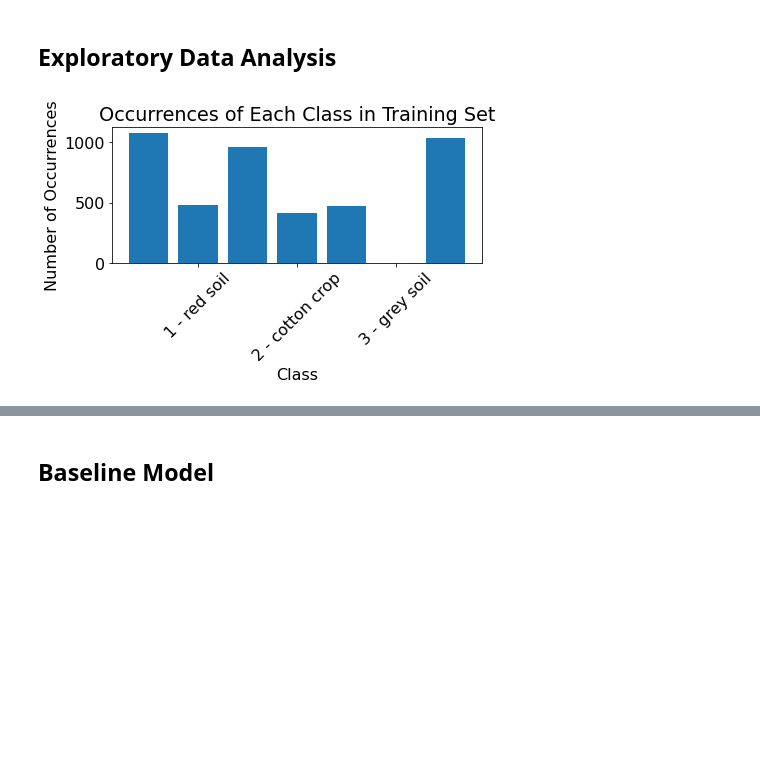
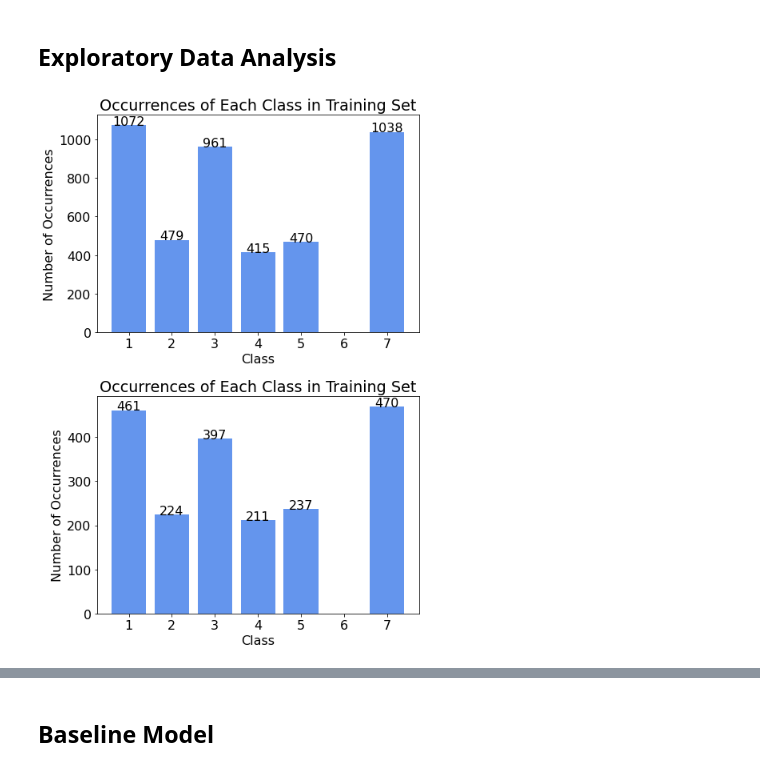
Before and after one commit to jstodd867/landsat-classification, a Jupyter notebook: Capstone_2_Landsat.ipynb, the cells around one changed output, grey strips where cells are left out. Cells and saved outputs as stored; diff of their text form; code cells hidden in the pictures; blank space fills up the shorter version.

```diff
--- a/Capstone_2_Landsat.ipynb
+++ b/Capstone_2_Landsat.ipynb
@@ -66,2 +17,5 @@ array([[ 92., 115., 120., ..., 107., 113.,  87.],
+# %%
+# Load the test and train data
+X_train, X_test, y_train, y_test = src.data.load_data('data')
 # %% [markdown]
 ## Exploratory Data Analysis
@@ -75,12 +22,7 @@ labels, labels_inverse, label_counts = class_counts(y_train)
-# %%
-fig, ax = plt.subplots(figsize=(7,5))
-ax.bar(labels, label_counts)
-ax.set_xlabel('Class')
-ax.set_ylabel('Number of Occurrences')
-ax.set_title('Occurrences of Each Class in Training Set')
-ax.set_xticklabels(['','1 - red soil', '2 - cotton crop', '3 - grey soil', '4 - damp grey soil', '5 - soil w/veg.', '6 - mixture', '7 - very damp grey soil'], rotation=45);
-
-plt.tight_layout()
-#plt.savefig('imgs/train_class_count.png')
-# %% [output]
-[figure, removed]
+# %%
+fig, axs = plt.subplots(2,1,figsize=(7,10))
+src.plots.class_bar_plot(axs[0], y_train, 'Occurrences of Each Class in Training Set', 'Class', 'Number of Occurrences')
+src.plots.class_bar_plot(axs[1], y_test, 'Occurrences of Each Class in Training Set', 'Class', 'Number of Occurrences')
+fig.tight_layout()
+# %% [output]
+[figure, added]
```
Also changed, not shown: parts of 68 cells of this notebook, 22 other files.
